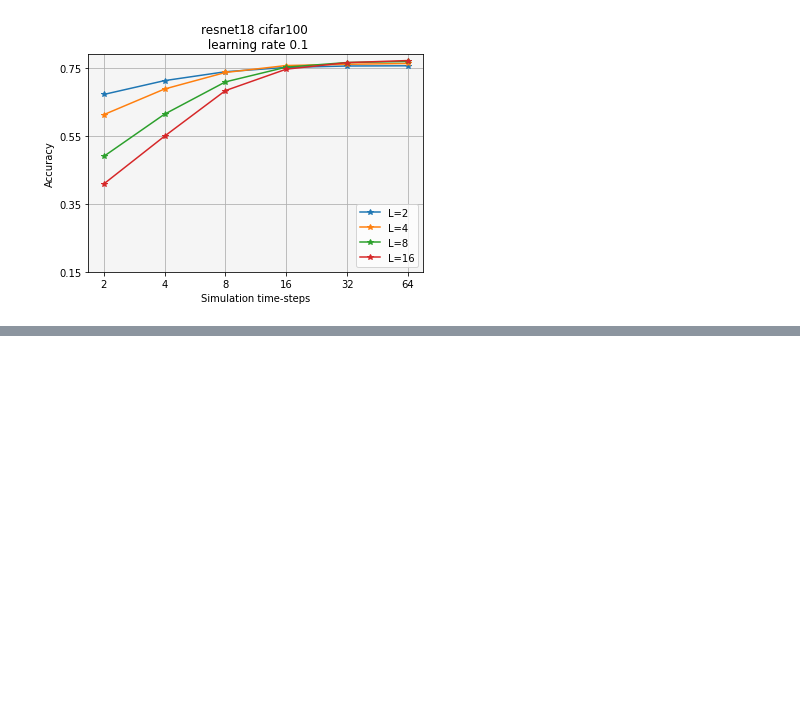
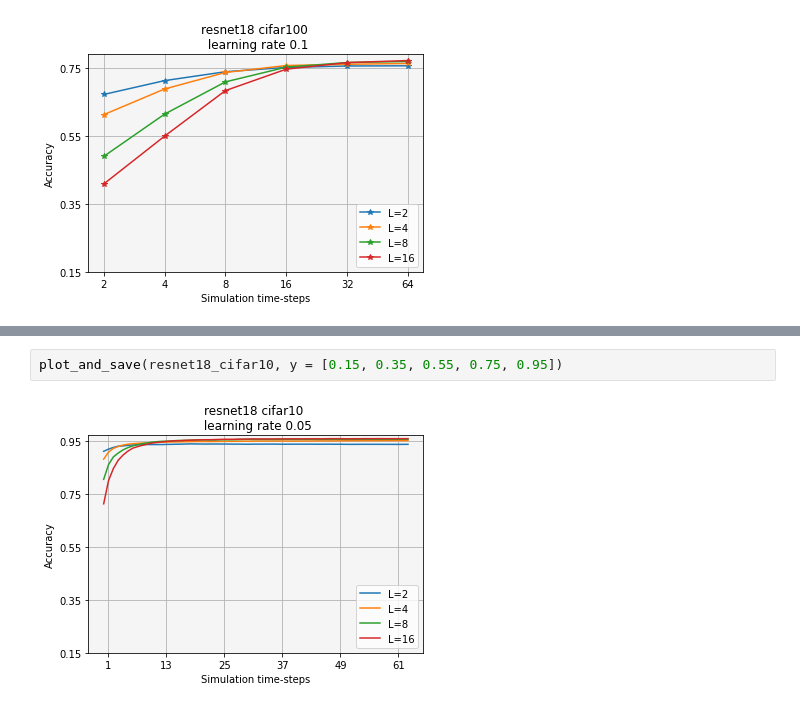
Before and after one commit to andreakiro/ai-research-snn, a Jupyter notebook: logs/showcase_results.ipynb, the cells around one changed output, grey strips where cells are left out. Saved outputs shown, nothing was run; the diff lists cells and outputs as text; blank space fills up the shorter version.

```diff
--- a/logs/showcase_results.ipynb
+++ b/logs/showcase_results.ipynb
@@ -96,0 +138,4 @@ plot_and_save(resnet18_cifar100, y = [0.15, 0.35, 0.55, 0.75])
+# %%
+plot_and_save(resnet18_cifar10, y = [0.15, 0.35, 0.55, 0.75, 0.95])
+# %% [output]
+[figure, added]
```
Also changed, not shown: parts of 10 cells of this notebook, 8 other files.
